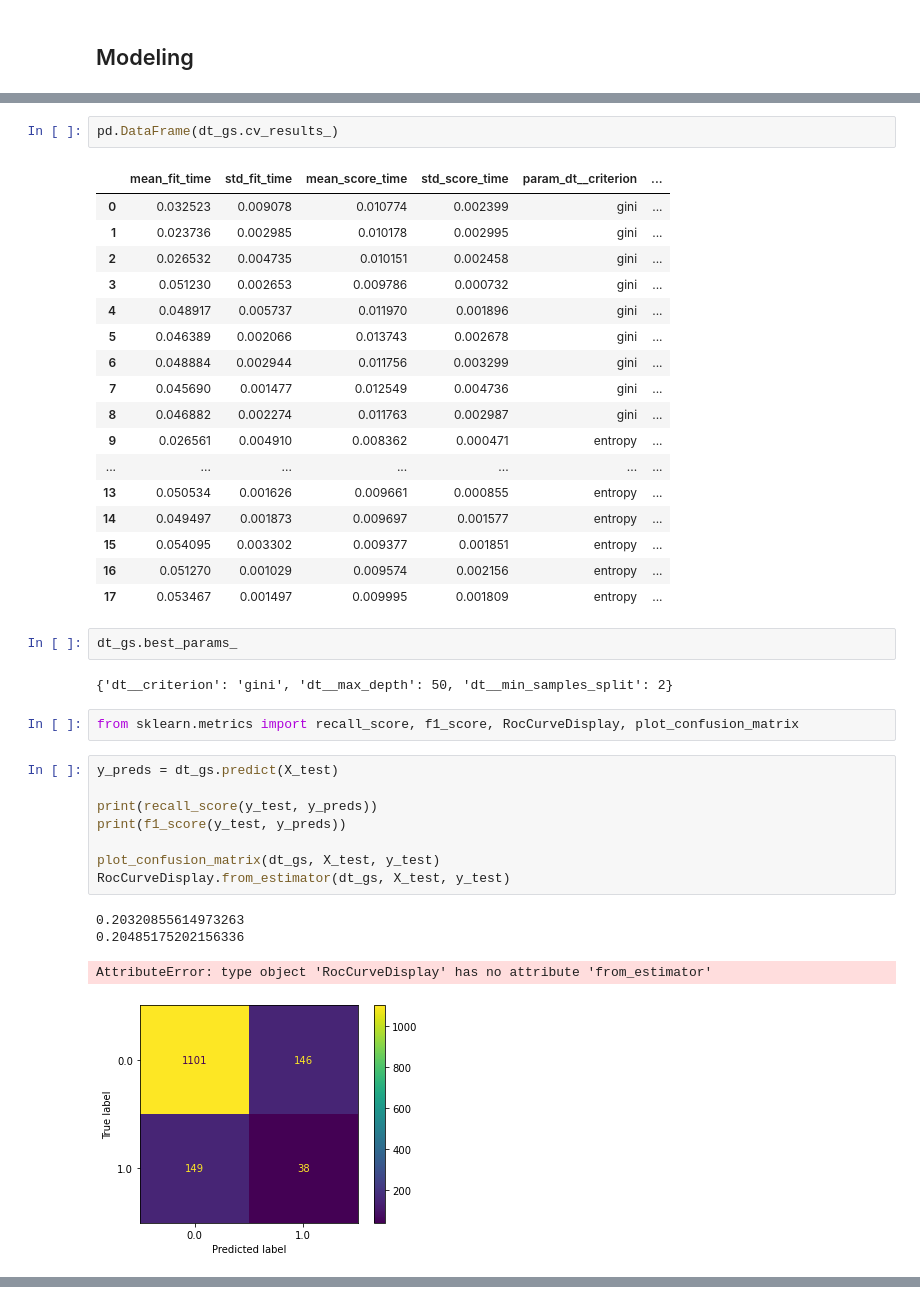
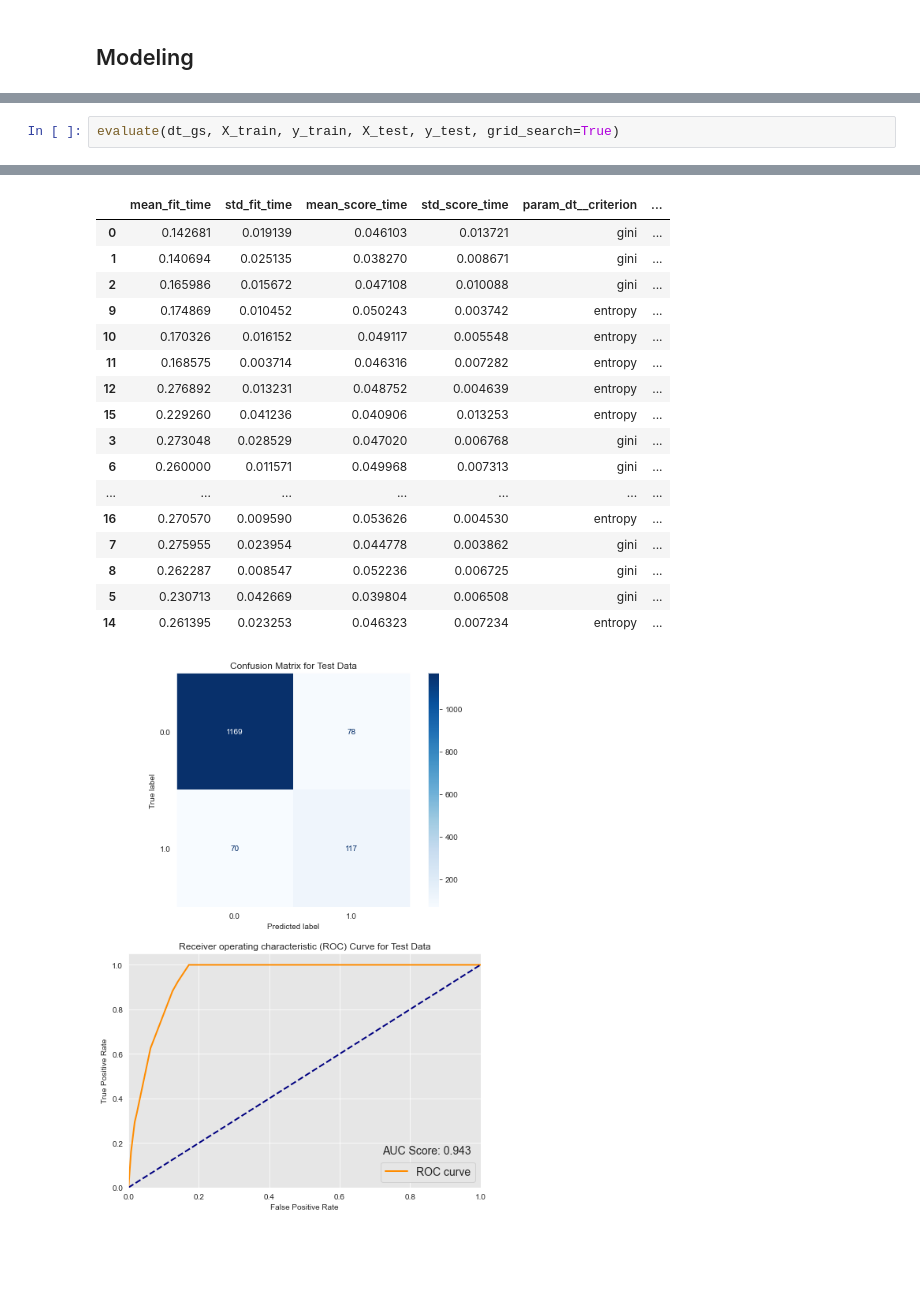
Before and after one commit to andrewwhitman/BirdConservation, a Jupyter notebook: notebooks/Andrew/02-Andrew-Modeling.ipynb, the cells around one changed output, grey strips where cells are left out. Drawn from its saved outputs; the diff is of its cells as text; blank space fills up the shorter version.

```diff
--- a/notebooks/Andrew/02-Andrew-Modeling.ipynb
+++ b/notebooks/Andrew/02-Andrew-Modeling.ipynb
@@ -246,39 +257,3 @@ GridSearchCV(estimator=Pipeline(steps=[('preprocessor',
-# %%
-pd.DataFrame(dt_gs.cv_results_)
-# %% [output]
-|  | mean_fit_time | std_fit_time | mean_score_time | std_score_time | param_dt__criterion | ... |
-| 0 | 0.032523 | 0.009078 | 0.010774 | 0.002399 | gini | ... |
-| 1 | 0.023736 | 0.002985 | 0.010178 | 0.002995 | gini | ... |
-| 2 | 0.026532 | 0.004735 | 0.010151 | 0.002458 | gini | ... |
-| 3 | 0.051230 | 0.002653 | 0.009786 | 0.000732 | gini | ... |
-| 4 | 0.048917 | 0.005737 | 0.011970 | 0.001896 | gini | ... |
-| 5 | 0.046389 | 0.002066 | 0.013743 | 0.002678 | gini | ... |
-| 6 | 0.048884 | 0.002944 | 0.011756 | 0.003299 | gini | ... |
-| 7 | 0.045690 | 0.001477 | 0.012549 | 0.004736 | gini | ... |
-| 8 | 0.046882 | 0.002274 | 0.011763 | 0.002987 | gini | ... |
-| 9 | 0.026561 | 0.004910 | 0.008362 | 0.000471 | entropy | ... |
-| ... | ... | ... | ... | ... | ... | ... |
-| 13 | 0.050534 | 0.001626 | 0.009661 | 0.000855 | entropy | ... |
-| 14 | 0.049497 | 0.001873 | 0.009697 | 0.001577 | entropy | ... |
-| 15 | 0.054095 | 0.003302 | 0.009377 | 0.001851 | entropy | ... |
-| 16 | 0.051270 | 0.001029 | 0.009574 | 0.002156 | entropy | ... |
-| 17 | 0.053467 | 0.001497 | 0.009995 | 0.001809 | entropy | ... |
-# %%
-dt_gs.best_params_
-# %% [output]
-{'dt__criterion': 'gini', 'dt__max_depth': 50, 'dt__min_samples_split': 2}
-# %%
-from sklearn.metrics import recall_score, f1_score, RocCurveDisplay, plot_confusion_matrix
-# %%
-y_preds = dt_gs.predict(X_test)
-
-print(recall_score(y_test, y_preds))
-print(f1_score(y_test, y_preds))
-
-plot_confusion_matrix(dt_gs, X_test, y_test)
-RocCurveDisplay.from_estimator(dt_gs, X_test, y_test)
-# %% [output]
-0.20320855614973263
-0.20485175202156336
-AttributeError: type object 'RocCurveDisplay' has no attribute 'from_estimator'
-[figure, removed]
+# %%
+evaluate(dt_gs, X_train, y_train, X_test, y_test, grid_search=True)
+# %% [output]
@@ -284,0 +270,18 @@ AttributeError: type object 'RocCurveDisplay' has no attribute 'from_estimator'
+|  | mean_fit_time | std_fit_time | mean_score_time | std_score_time | param_dt__criterion | ... |
+| 0 | 0.142681 | 0.019139 | 0.046103 | 0.013721 | gini | ... |
+| 1 | 0.140694 | 0.025135 | 0.038270 | 0.008671 | gini | ... |
+| 2 | 0.165986 | 0.015672 | 0.047108 | 0.010088 | gini | ... |
+| 9 | 0.174869 | 0.010452 | 0.050243 | 0.003742 | entropy | ... |
+| 10 | 0.170326 | 0.016152 | 0.049117 | 0.005548 | entropy | ... |
+| 11 | 0.168575 | 0.003714 | 0.046316 | 0.007282 | entropy | ... |
+| 12 | 0.276892 | 0.013231 | 0.048752 | 0.004639 | entropy | ... |
+| 15 | 0.229260 | 0.041236 | 0.040906 | 0.013253 | entropy | ... |
+| 3 | 0.273048 | 0.028529 | 0.047020 | 0.006768 | gini | ... |
+| 6 | 0.260000 | 0.011571 | 0.049968 | 0.007313 | gini | ... |
+| ... | ... | ... | ... | ... | ... | ... |
+| 16 | 0.270570 | 0.009590 | 0.053626 | 0.004530 | entropy | ... |
+| 7 | 0.275955 | 0.023954 | 0.044778 | 0.003862 | gini | ... |
+| 8 | 0.262287 | 0.008547 | 0.052236 | 0.006725 | gini | ... |
+| 5 | 0.230713 | 0.042669 | 0.039804 | 0.006508 | gini | ... |
+| 14 | 0.261395 | 0.023253 | 0.046323 | 0.007234 | entropy | ... |
+[figure, added]
```
Also changed, not shown: parts of 22 cells of this notebook, 1 other file.
